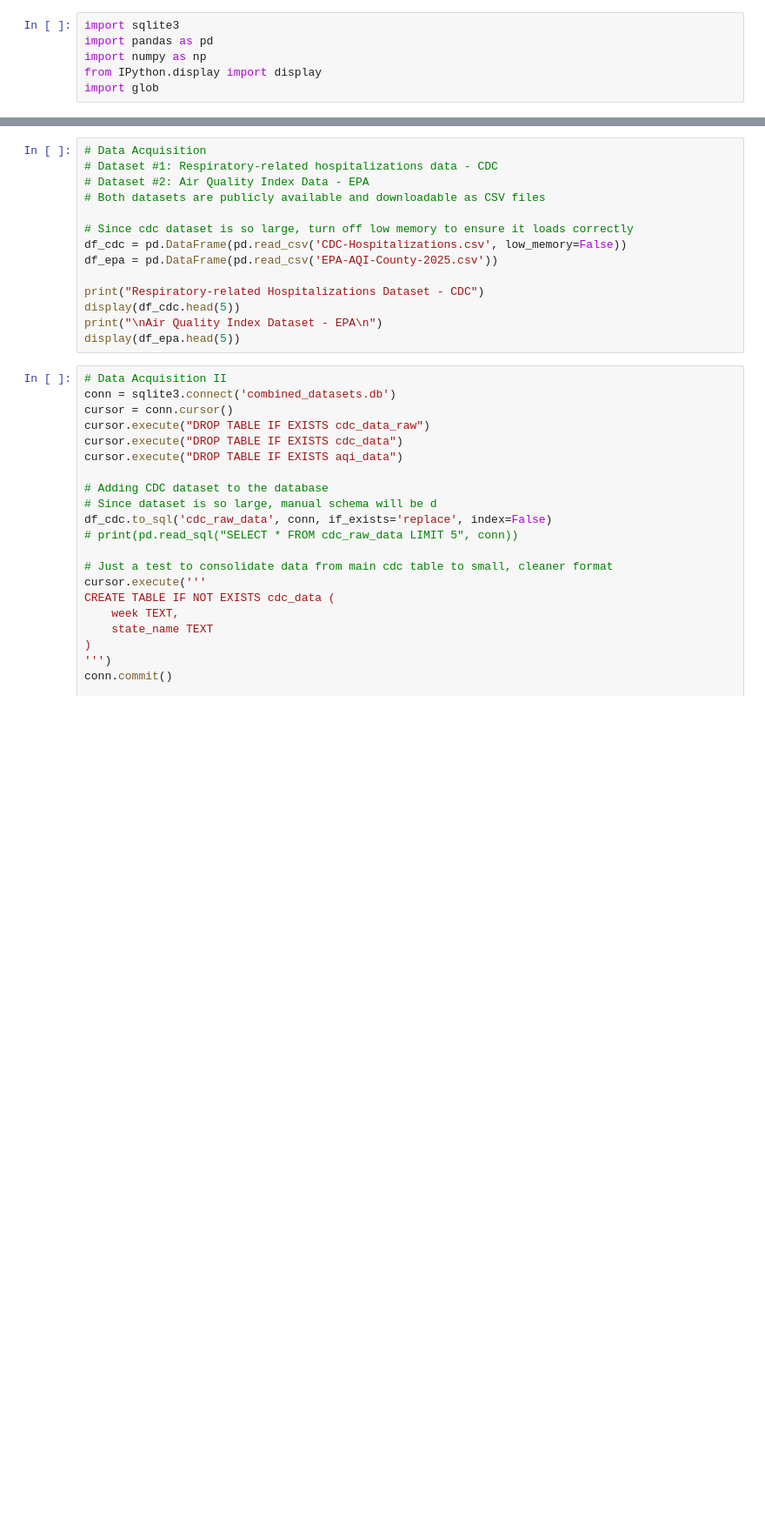
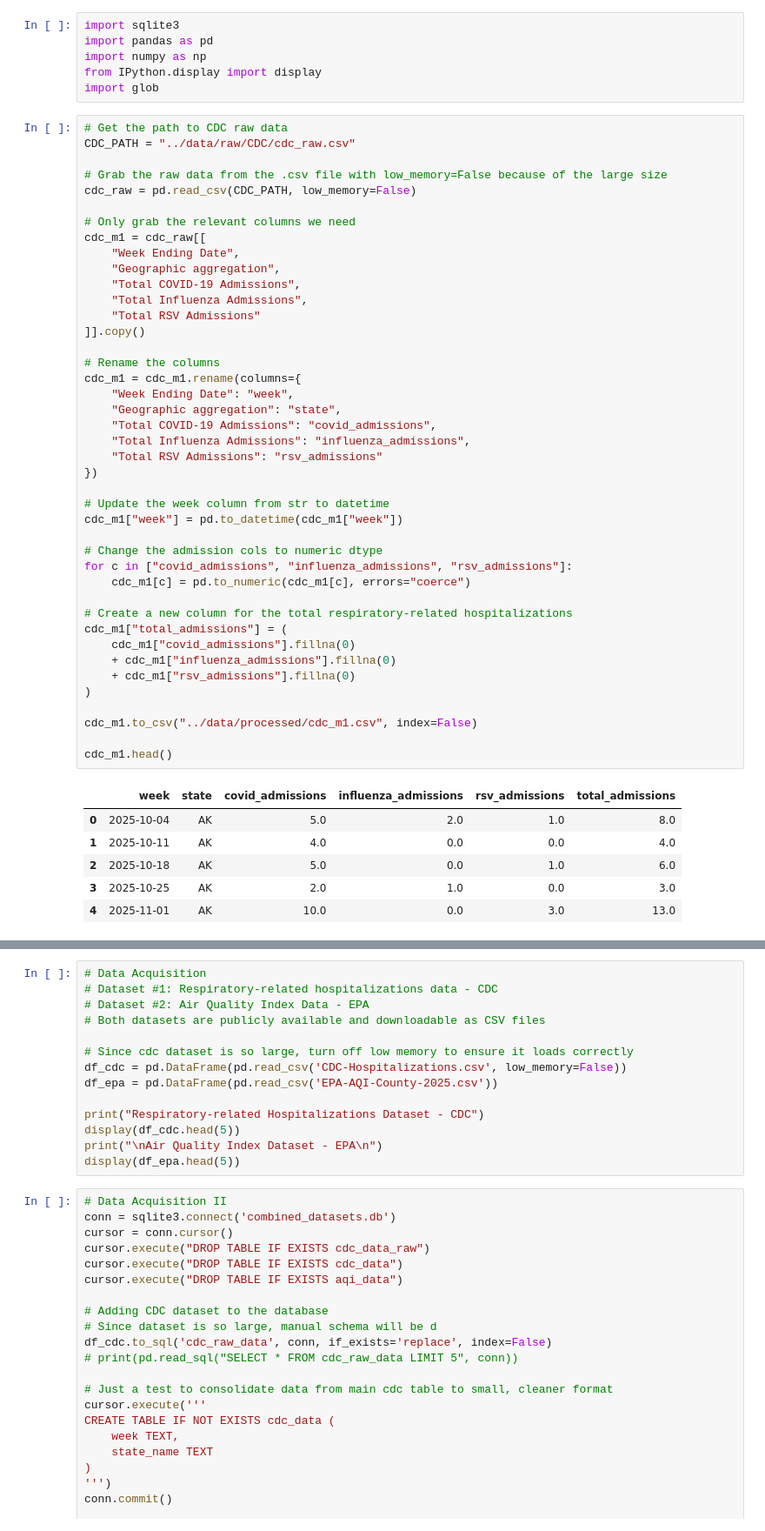
Before and after one commit to crewsdel/CAP5771-Milestone-1, a Jupyter notebook: Code Implementation/CodeImplementation.ipynb, the cells around one changed output, grey strips where cells are left out. Shown at 87% size. Drawn from its saved outputs; the diff is of its cells as text; blank space fills up the shorter version.

```diff
--- a/Code Implementation/CodeImplementation.ipynb
+++ b/Code Implementation/CodeImplementation.ipynb
@@ -4,3 +4,52 @@ import pandas as pd
 import numpy as np
 from IPython.display import display
 import glob
+# %%
+# Get the path to CDC raw data
+CDC_PATH = "../data/raw/CDC/cdc_raw.csv"
+
+# Grab the raw data from the .csv file with low_memory=False because of the large size
+cdc_raw = pd.read_csv(CDC_PATH, low_memory=False)
+
+# Only grab the relevant columns we need
+cdc_m1 = cdc_raw[[
+    "Week Ending Date",
+    "Geographic aggregation",
+    "Total COVID-19 Admissions",
+    "Total Influenza Admissions",
+    "Total RSV Admissions"
+]].copy()
+
+# Rename the columns
+cdc_m1 = cdc_m1.rename(columns={
+    "Week Ending Date": "week",
+    "Geographic aggregation": "state",
+    "Total COVID-19 Admissions": "covid_admissions",
+    "Total Influenza Admissions": "influenza_admissions",
+    "Total RSV Admissions": "rsv_admissions"
+})
+
+# Update the week column from str to datetime
+cdc_m1["week"] = pd.to_datetime(cdc_m1["week"])
+
+# Change the admission cols to numeric dtype
+for c in ["covid_admissions", "influenza_admissions", "rsv_admissions"]:
+    cdc_m1[c] = pd.to_numeric(cdc_m1[c], errors="coerce")
+
+# Create a new column for the total respiratory-related hospitalizations
+cdc_m1["total_admissions"] = (
+    cdc_m1["covid_admissions"].fillna(0)
+    + cdc_m1["influenza_admissions"].fillna(0)
+    + cdc_m1["rsv_admissions"].fillna(0)
+)
+
+cdc_m1.to_csv("../data/processed/cdc_m1.csv", index=False)
+
+cdc_m1.head()
+# %% [output]
+|  | week | state | covid_admissions | influenza_admissions | rsv_admissions | total_admissions |
+| 0 | 2025-10-04 | AK | 5.0 | 2.0 | 1.0 | 8.0 |
+| 1 | 2025-10-11 | AK | 4.0 | 0.0 | 0.0 | 4.0 |
+| 2 | 2025-10-18 | AK | 5.0 | 0.0 | 1.0 | 6.0 |
+| 3 | 2025-10-25 | AK | 2.0 | 1.0 | 0.0 | 3.0 |
+| 4 | 2025-11-01 | AK | 10.0 | 0.0 | 3.0 | 13.0 |
```
Also changed, not shown: parts of 28 cells of this notebook.
